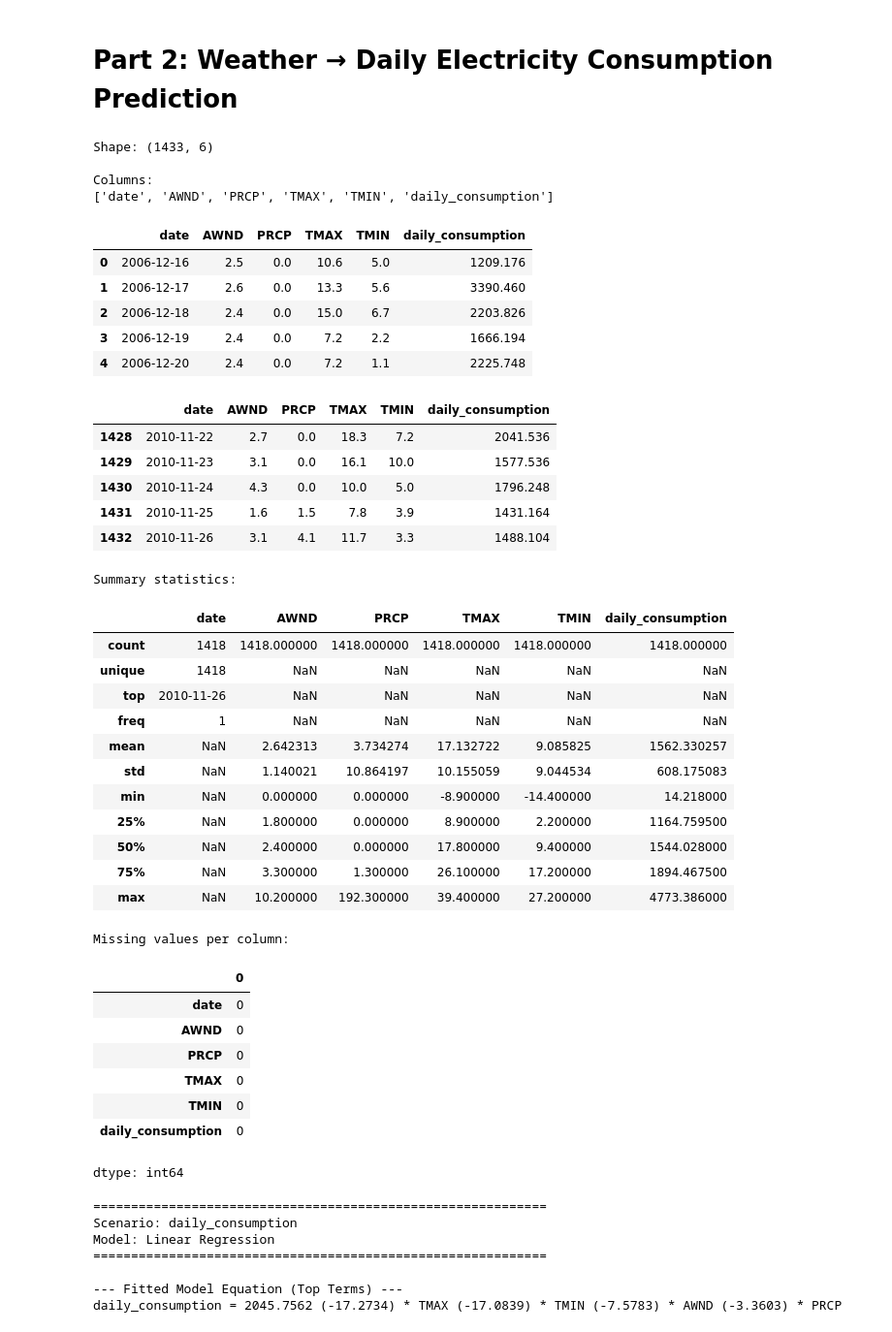
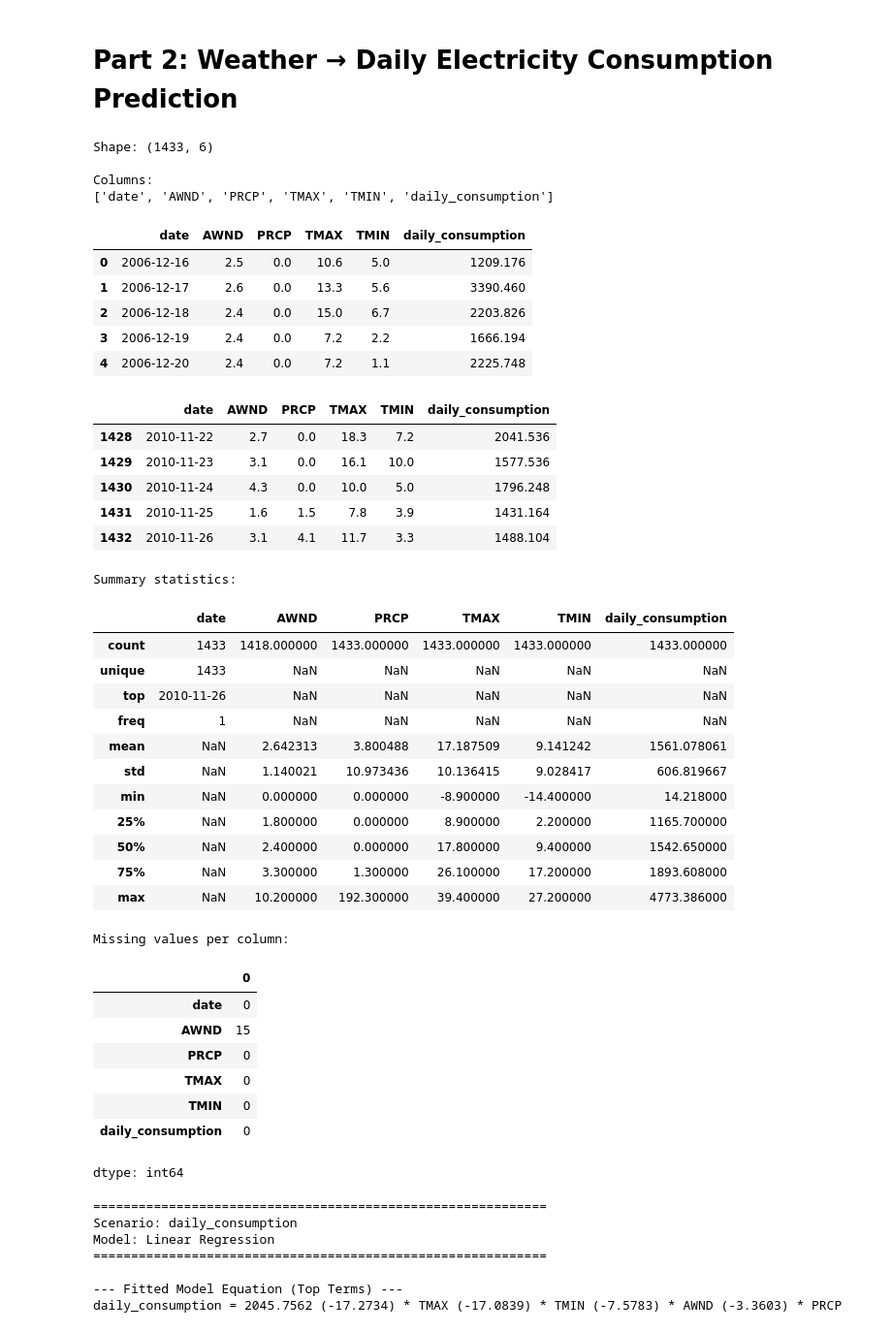
Before and after one commit to SZ330/EE344-Assignment-1, a Jupyter notebook: Assignment_1.ipynb, the cells around one changed output. Shown at 97% size. Drawn from its saved outputs; the diff is of its cells as text; code cells hidden in the pictures.

```diff
--- a/Assignment_1.ipynb
+++ b/Assignment_1.ipynb
@@ -303,50 +303,48 @@ print("Shape:", df.shape)
 print("\nColumns:")
 print(df.columns.tolist())
 
 display(df.head())
 display(df.tail())
 
-df = df.dropna(subset=["AWND"])
-
 print("\nSummary statistics:")
 display(df.describe(include="all"))
 
 print("\nMissing values per column:")
 display(df.isna().sum())
 # %% [output]
 Shape: (1433, 6)
 
 Columns:
 ['date', 'AWND', 'PRCP', 'TMAX', 'TMIN', 'daily_consumption']
 |  | date | AWND | PRCP | TMAX | TMIN | daily_consumption |
 | 0 | 2006-12-16 | 2.5 | 0.0 | 10.6 | 5.0 | 1209.176 |
 | 1 | 2006-12-17 | 2.6 | 0.0 | 13.3 | 5.6 | 3390.460 |
 | 2 | 2006-12-18 | 2.4 | 0.0 | 15.0 | 6.7 | 2203.826 |
 | 3 | 2006-12-19 | 2.4 | 0.0 | 7.2 | 2.2 | 1666.194 |
 | 4 | 2006-12-20 | 2.4 | 0.0 | 7.2 | 1.1 | 2225.748 |
 |  | date | AWND | PRCP | TMAX | TMIN | daily_consumption |
 | 1428 | 2010-11-22 | 2.7 | 0.0 | 18.3 | 7.2 | 2041.536 |
 | 1429 | 2010-11-23 | 3.1 | 0.0 | 16.1 | 10.0 | 1577.536 |
 | 1430 | 2010-11-24 | 4.3 | 0.0 | 10.0 | 5.0 | 1796.248 |
 | 1431 | 2010-11-25 | 1.6 | 1.5 | 7.8 | 3.9 | 1431.164 |
 | 1432 | 2010-11-26 | 3.1 | 4.1 | 11.7 | 3.3 | 1488.104 |
 Summary statistics:
 |  | date | AWND | PRCP | TMAX | TMIN | daily_consumption |
-| count | 1418 | 1418.000000 | 1418.000000 | 1418.000000 | 1418.000000 | 1418.000000 |
-| unique | 1418 | NaN | NaN | NaN | NaN | NaN |
+| count | 1433 | 1418.000000 | 1433.000000 | 1433.000000 | 1433.000000 | 1433.000000 |
+| unique | 1433 | NaN | NaN | NaN | NaN | NaN |
 | top | 2010-11-26 | NaN | NaN | NaN | NaN | NaN |
 | freq | 1 | NaN | NaN | NaN | NaN | NaN |
-| mean | NaN | 2.642313 | 3.734274 | 17.132722 | 9.085825 | 1562.330257 |
-| std | NaN | 1.140021 | 10.864197 | 10.155059 | 9.044534 | 608.175083 |
+| mean | NaN | 2.642313 | 3.800488 | 17.187509 | 9.141242 | 1561.078061 |
+| std | NaN | 1.140021 | 10.973436 | 10.136415 | 9.028417 | 606.819667 |
 | min | NaN | 0.000000 | 0.000000 | -8.900000 | -14.400000 | 14.218000 |
-| 25% | NaN | 1.800000 | 0.000000 | 8.900000 | 2.200000 | 1164.759500 |
-| 50% | NaN | 2.400000 | 0.000000 | 17.800000 | 9.400000 | 1544.028000 |
-| 75% | NaN | 3.300000 | 1.300000 | 26.100000 | 17.200000 | 1894.467500 |
+| 25% | NaN | 1.800000 | 0.000000 | 8.900000 | 2.200000 | 1165.700000 |
+| 50% | NaN | 2.400000 | 0.000000 | 17.800000 | 9.400000 | 1542.650000 |
+| 75% | NaN | 3.300000 | 1.300000 | 26.100000 | 17.200000 | 1893.608000 |
 | max | NaN | 10.200000 | 192.300000 | 39.400000 | 27.200000 | 4773.386000 |
 Missing values per column:
 |  | 0 |
 | date | 0 |
-| AWND | 0 |
+| AWND | 15 |
 | PRCP | 0 |
 | TMAX | 0 |
 | TMIN | 0 |
```
Also changed, not shown: parts of 3 cells of this notebook.
